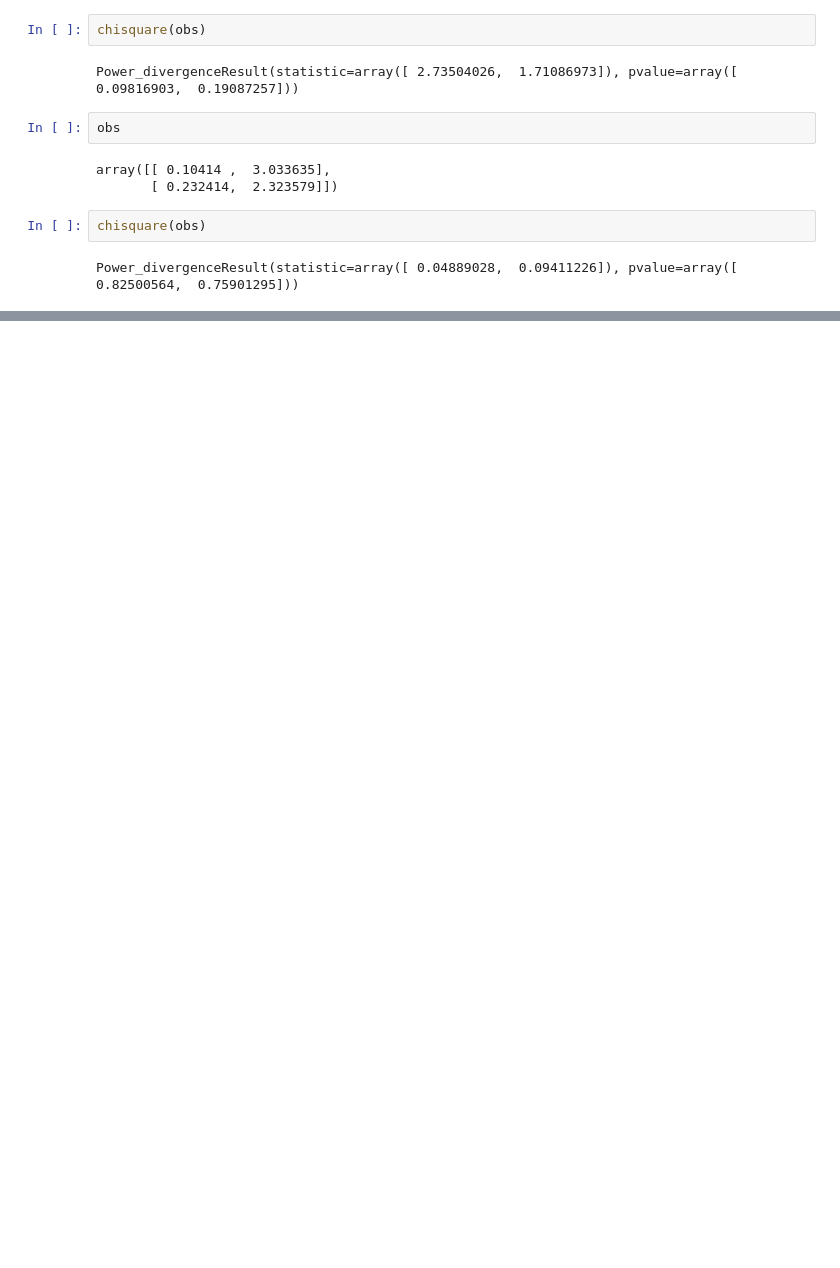
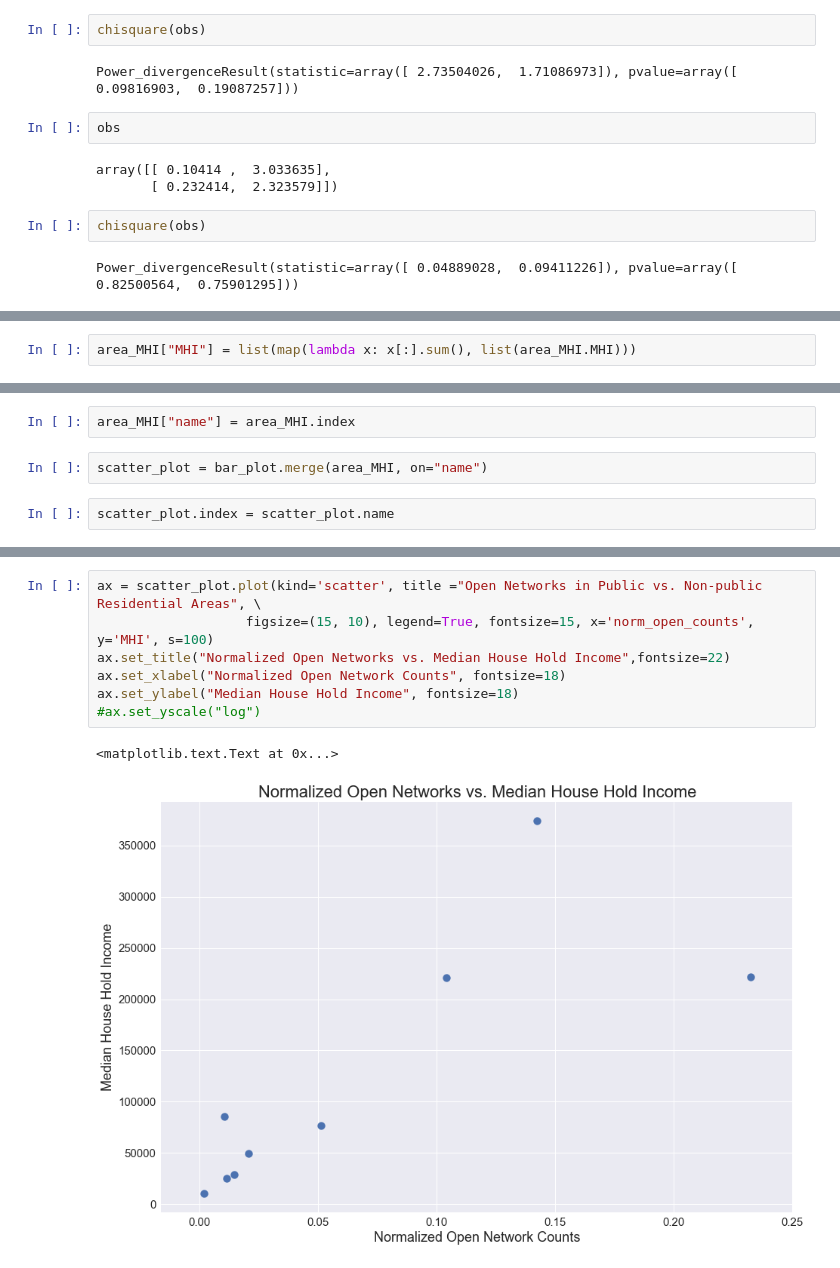
Before and after one commit to cor215/WiFind2017, a Jupyter notebook: Final Analysis - Wifind.ipynb, the cells around one changed output, grey strips where cells are left out. Cells and saved outputs as stored; diff of their text form; blank space fills up the shorter version.

```diff
--- a/Final Analysis - Wifind.ipynb
+++ b/Final Analysis - Wifind.ipynb
@@ -884,0 +921,2 @@ Power_divergenceResult(statistic=array([ 0.04889028,  0.09411226]), pvalue=array
+# %%
+area_MHI["MHI"] = list(map(lambda x: x[:].sum(), list(area_MHI.MHI)))
@@ -884,0 +927,6 @@ Power_divergenceResult(statistic=array([ 0.04889028,  0.09411226]), pvalue=array
+# %%
+area_MHI["name"] = area_MHI.index
+# %%
+scatter_plot = bar_plot.merge(area_MHI, on="name")
+# %%
+scatter_plot.index = scatter_plot.name
@@ -884,0 +958,10 @@ Power_divergenceResult(statistic=array([ 0.04889028,  0.09411226]), pvalue=array
+# %%
+ax = scatter_plot.plot(kind='scatter', title ="Open Networks in Public vs. Non-public Residential Areas", \
+                   figsize=(15, 10), legend=True, fontsize=15, x='norm_open_counts', y='MHI', s=100)
+ax.set_title("Normalized Open Networks vs. Median House Hold Income",fontsize=22)
+ax.set_xlabel("Normalized Open Network Counts", fontsize=18)
+ax.set_ylabel("Median House Hold Income", fontsize=18)
+#ax.set_yscale("log")
+# %% [output]
+<matplotlib.text.Text at 0x...>
+[figure, added]
```
Also changed, not shown: parts of 14 cells of this notebook.
